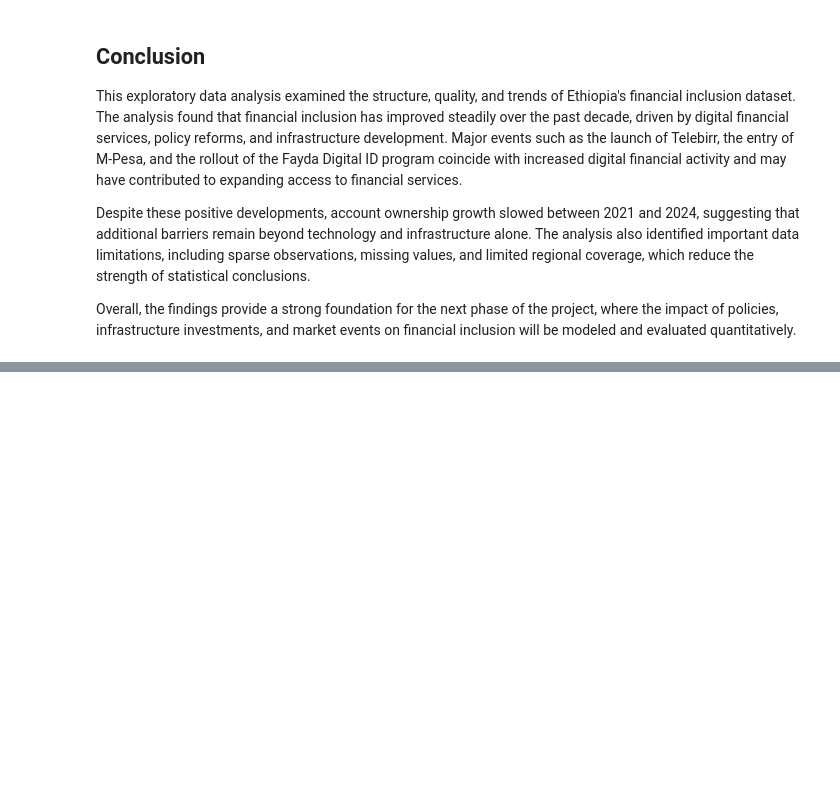
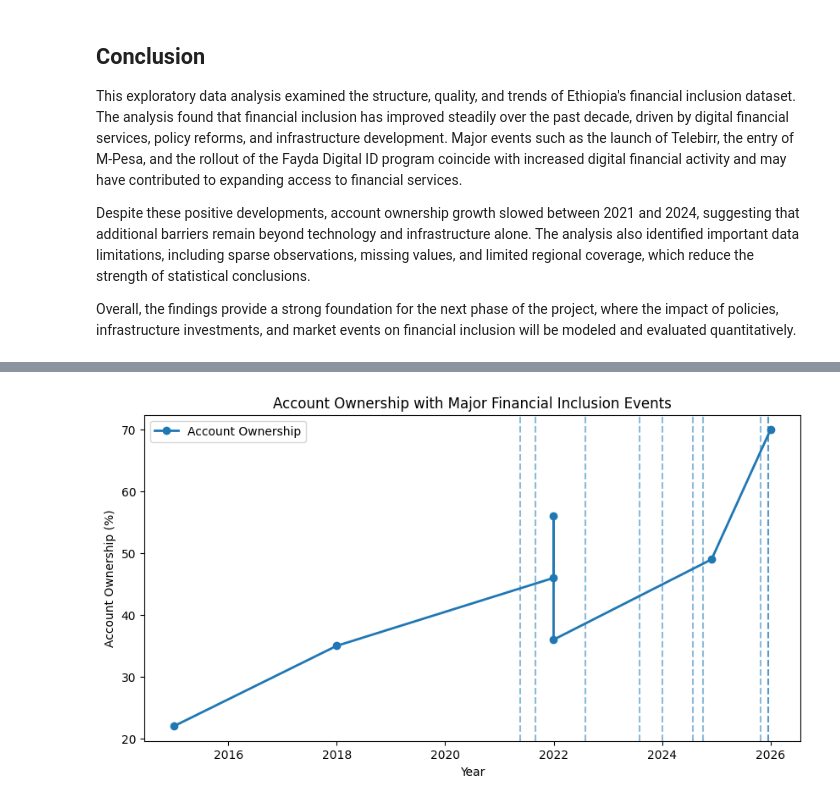
Before and after one commit to Dana-21-21/ethiopia-fi-forecast, a Jupyter notebook: notebooks/Task_2_Exploratory_Data_Analysis.ipynb, the cells around one changed output, grey strips where cells are left out. Saved outputs shown, nothing was run; the diff lists cells and outputs as text; code cells hidden in the pictures; blank space fills up the shorter version.

```diff
--- a/notebooks/Task_2_Exploratory_Data_Analysis.ipynb
+++ b/notebooks/Task_2_Exploratory_Data_Analysis.ipynb
@@ -904,0 +956,37 @@ Overall, the findings provide a strong foundation for the next phase of the proj
+# %%
+ownership = df[
+    df["indicator"]=="Account Ownership Rate"
+].sort_values("observation_date")
+
+events = df[
+    df["record_type"]=="event"
+].sort_values("observation_date")
+
+plt.figure(figsize=(10,5))
+
+plt.plot(
+    ownership["observation_date"],
+    ownership["value_numeric"],
+    marker="o",
+    linewidth=2,
+    label="Account Ownership"
+)
+
+for _,row in events.iterrows():
+    plt.axvline(
+        row["observation_date"],
+        linestyle="--",
+        alpha=0.5
+    )
+
+plt.title("Account Ownership with Major Financial Inclusion Events")
+
+plt.xlabel("Year")
+
+plt.ylabel("Account Ownership (%)")
+
+plt.legend()
+
+plt.show()
+# %% [output]
+[figure, added]
```
Also changed, not shown: parts of 5 cells of this notebook, 1 other file.
